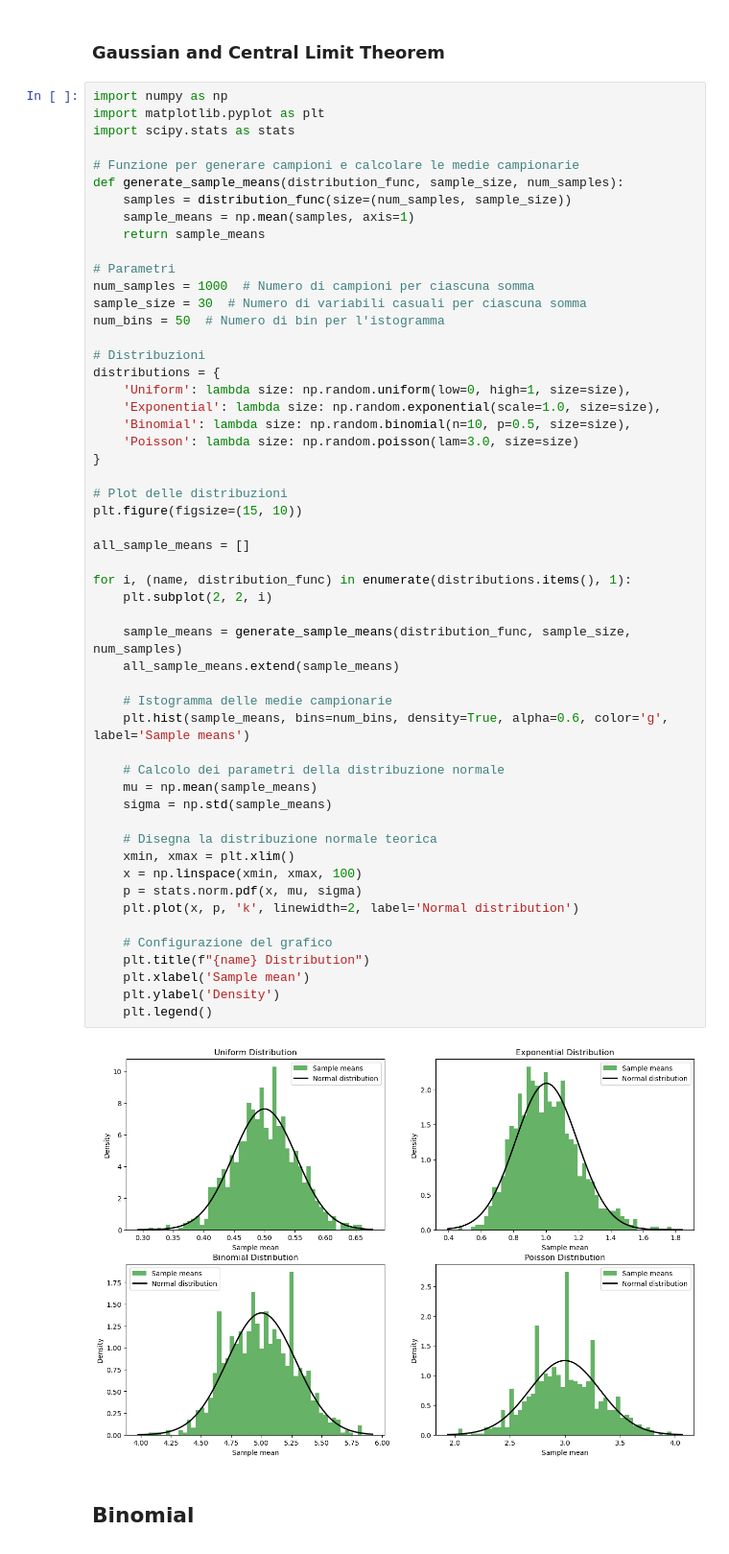
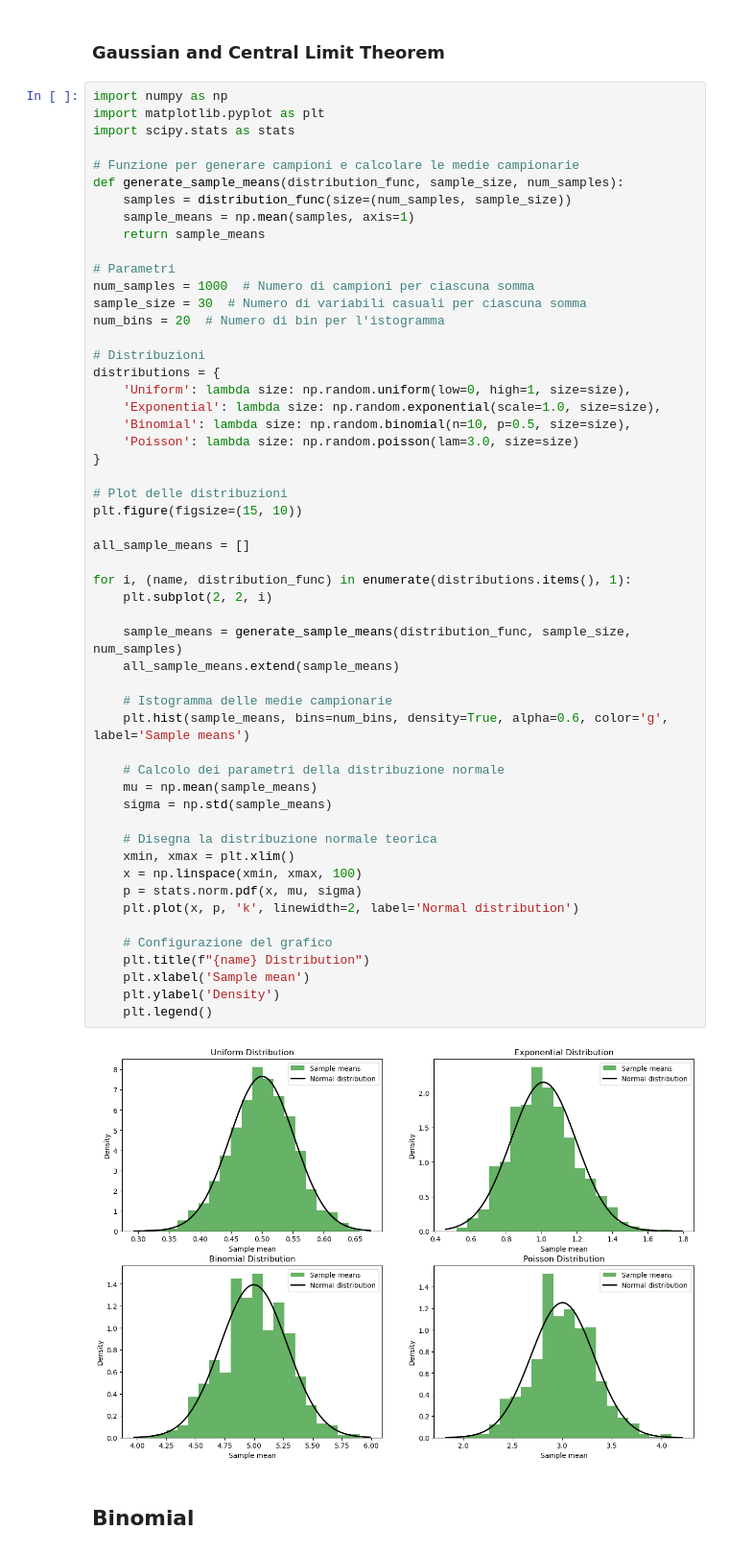
Before and after one commit to MrPiada/data-analysis-swiss-knife, a Jupyter notebook: notebooks/pdfs_plots.ipynb, the cells around one changed output. Shown at 96% size. Drawn from its saved outputs; the diff is of its cells as text.

```diff
--- a/notebooks/pdfs_plots.ipynb
+++ b/notebooks/pdfs_plots.ipynb
@@ -107,7 +107,7 @@ def generate_sample_means(distribution_func, sample_size, num_samples):
 # Parametri
 num_samples = 1000  # Numero di campioni per ciascuna somma
 sample_size = 30  # Numero di variabili casuali per ciascuna somma
-num_bins = 50  # Numero di bin per l'istogramma
+num_bins = 20  # Numero di bin per l'istogramma
 
 # Distribuzioni
 distributions = {
@@ -120,34 +120,34 @@ distributions = {
 # Plot delle distribuzioni
 plt.figure(figsize=(15, 10))
 
 all_sample_means = []
 
 for i, (name, distribution_func) in enumerate(distributions.items(), 1):
     plt.subplot(2, 2, i)
 
     sample_means = generate_sample_means(distribution_func, sample_size, num_samples)
     all_sample_means.extend(sample_means)
 
     # Istogramma delle medie campionarie
     plt.hist(sample_means, bins=num_bins, density=True, alpha=0.6, color='g', label='Sample means')
 
     # Calcolo dei parametri della distribuzione normale
     mu = np.mean(sample_means)
     sigma = np.std(sample_means)
 
     # Disegna la distribuzione normale teorica
     xmin, xmax = plt.xlim()
     x = np.linspace(xmin, xmax, 100)
     p = stats.norm.pdf(x, mu, sigma)
     plt.plot(x, p, 'k', linewidth=2, label='Normal distribution')
 
     # Configurazione del grafico
     plt.title(f"{name} Distribution")
     plt.xlabel('Sample mean')
     plt.ylabel('Density')
     plt.legend()
 # %% [output]
-[figure, old version]
+[figure, new version]
 # %% [markdown]
 ## Binomial
 # %%
```
Also changed, not shown: parts of 3 cells of this notebook.
